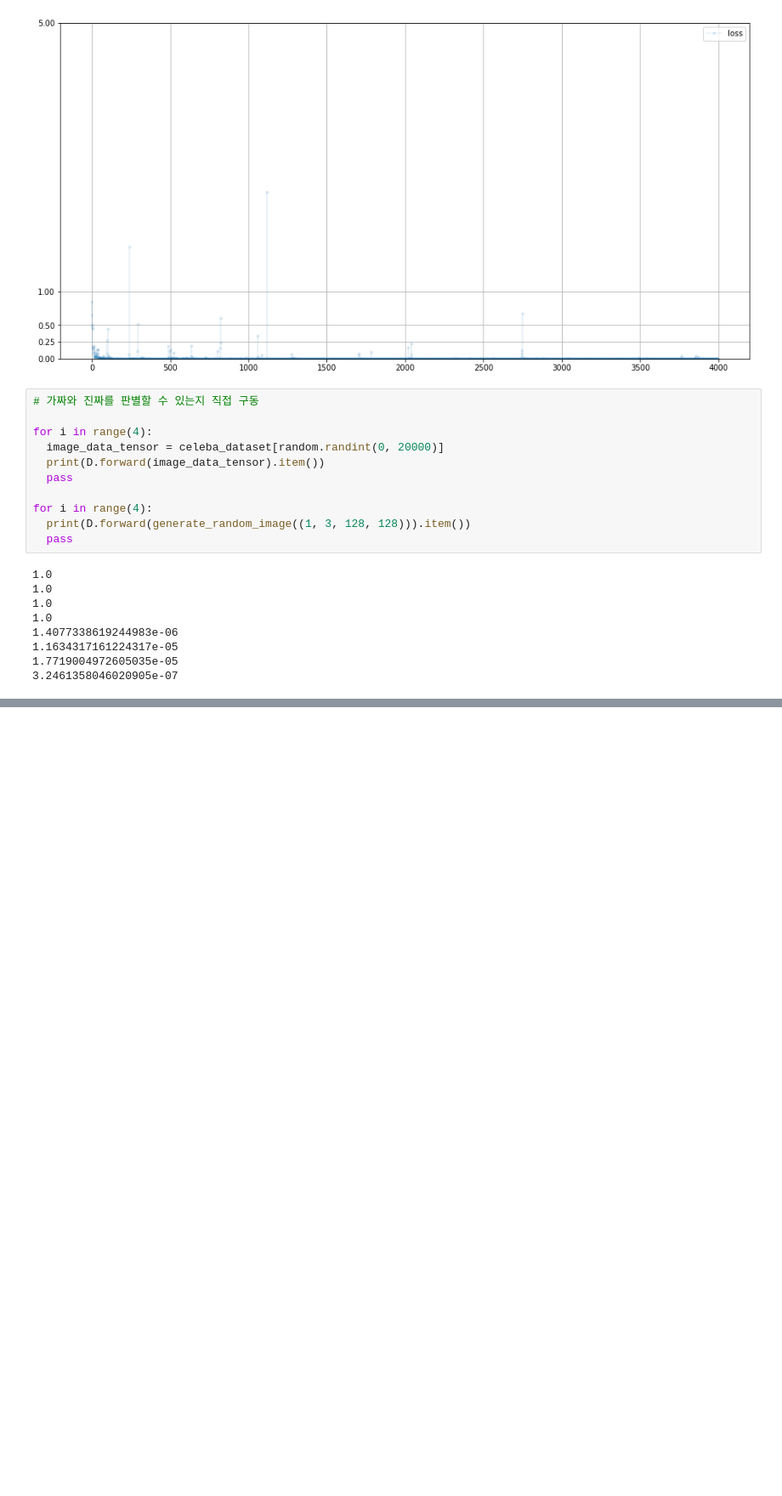
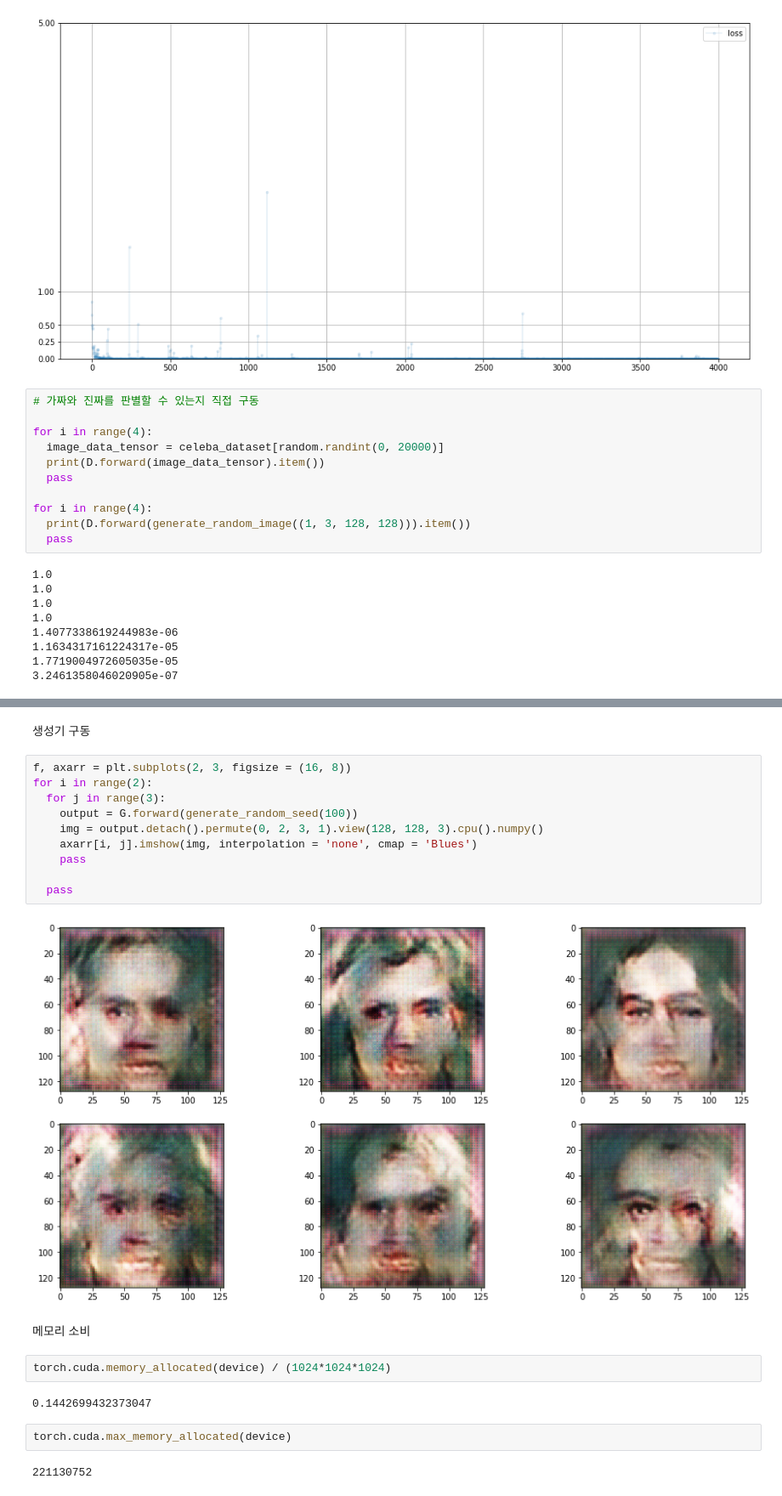
Before and after one commit to rpdahxn/MakeYourFirstGANWithPyTorch, a Jupyter notebook: 14_gan_cnn_celeba.ipynb, the cells around one changed output, grey strips where cells are left out. Shown at 85% size. Drawn from its saved outputs; the diff is of its cells as text; blank space fills up the shorter version.

```diff
--- a/14_gan_cnn_celeba.ipynb
+++ b/14_gan_cnn_celeba.ipynb
@@ -199,0 +349,24 @@ for i in range(4):
+# %% [markdown]
+생성기 구동
+# %%
+f, axarr = plt.subplots(2, 3, figsize = (16, 8))
+for i in range(2):
+  for j in range(3):
+    output = G.forward(generate_random_seed(100))
+    img = output.detach().permute(0, 2, 3, 1).view(128, 128, 3).cpu().numpy()
+    axarr[i, j].imshow(img, interpolation = 'none', cmap = 'Blues')
+    pass
+
+  pass
+# %% [output]
+[figure, added]
+# %% [markdown]
+메모리 소비
+# %%
+torch.cuda.memory_allocated(device) / (1024*1024*1024)
+# %% [output]
+0.1442699432373047
+# %%
+torch.cuda.max_memory_allocated(device)
+# %% [output]
+221130752
```
Also changed, not shown: parts of 8 cells of this notebook.
